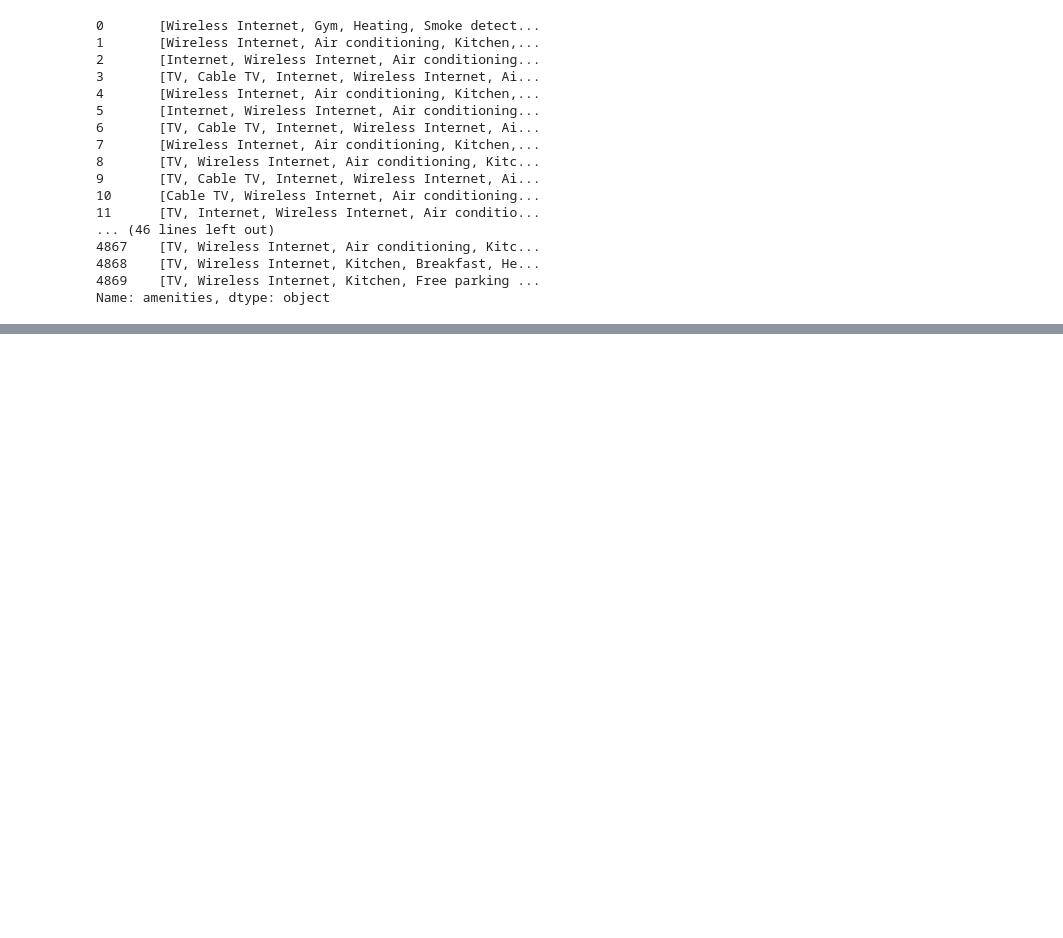
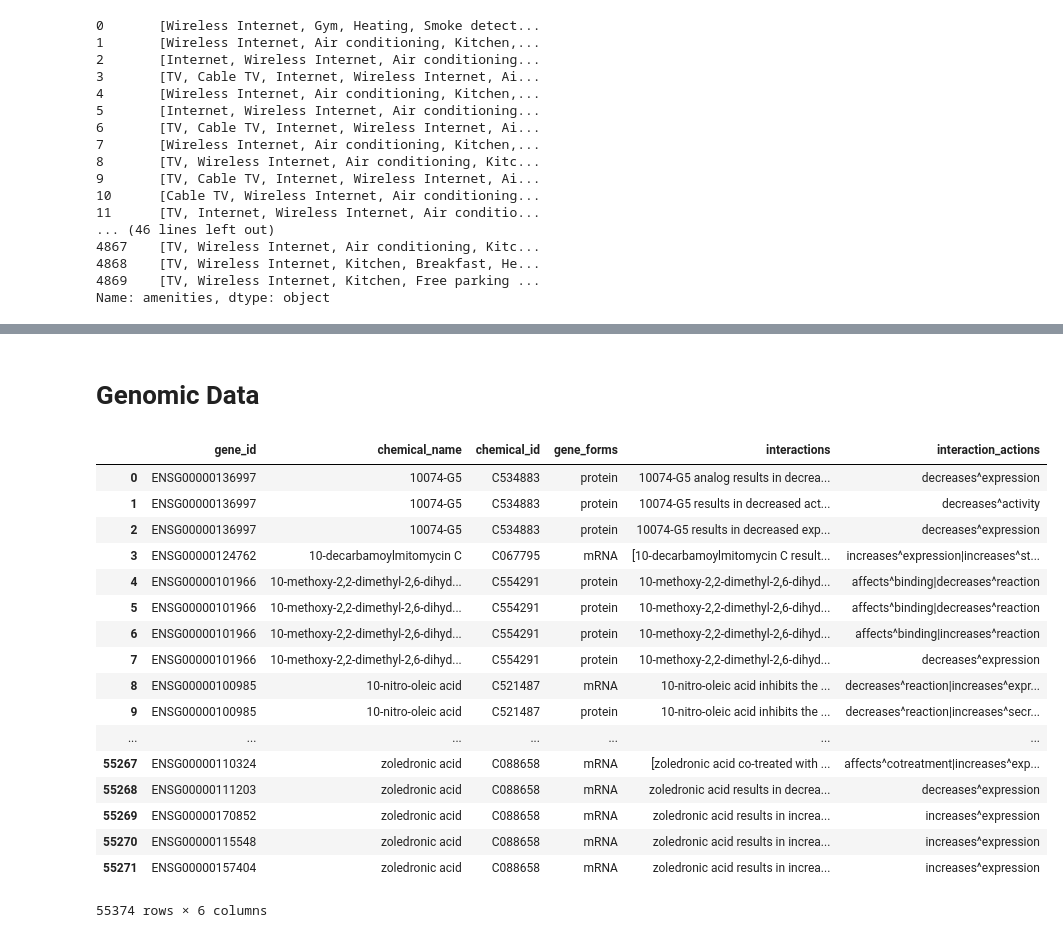
Before and after one commit to moranse/20171104-MichiganDatathon, a Jupyter notebook: notebook/VyasPractice.ipynb, the cells around one changed output, grey strips where cells are left out. Saved outputs shown, nothing was run; the diff lists cells and outputs as text; code cells hidden in the pictures; blank space fills up the shorter version.

```diff
--- a/notebook/VyasPractice.ipynb
+++ b/notebook/VyasPractice.ipynb
@@ -60,0 +172,2 @@ Name: amenities, dtype: object
+# %% [markdown]
+# Genomic Data
@@ -60,0 +181,42 @@ Name: amenities, dtype: object
+# %%
+data_folder = 'data-genomics/'
+data = tools.read_all_csvs(data_folder)
+for f in data.keys():
+    cmd = "{} = data['{}']".format(f, f)
+    exec(cmd)
+# %%
+data.keys()
+#gtex_gene_expression
+toxicogenomics_chemicals
+def split_interactions(action_list):
+    actions = action_list.split('|')
+    for action in actions:
+        desc = action.split('^')
+        if desc[0] == 'increases':
+            direction = 0
+        elif desc[0] == 'decreases':
+            direction = 1
+        elif desc[0] == 'affects':
+            direction = 2
+        else:
+            raise RuntimeError("Unknown interaction type {}".format(desc[0]))
+    return pd.Series([direction, ])
+# %% [output]
+|  | gene_id | chemical_name | chemical_id | gene_forms | interactions | interaction_actions |
+| 0 | ENSG00000136997 | 10074-G5 | C534883 | protein | 10074-G5 analog results in decrea... | decreases^expression |
+| 1 | ENSG00000136997 | 10074-G5 | C534883 | protein | 10074-G5 results in decreased act... | decreases^activity |
+| 2 | ENSG00000136997 | 10074-G5 | C534883 | protein | 10074-G5 results in decreased exp... | decreases^expression |
+| 3 | ENSG00000124762 | 10-decarbamoylmitomycin C | C067795 | mRNA | [10-decarbamoylmitomycin C result... | increases^expression|increases^st... |
+| 4 | ENSG00000101966 | 10-methoxy-2,2-dimethyl-2,6-dihyd... | C554291 | protein | 10-methoxy-2,2-dimethyl-2,6-dihyd... | affects^binding|decreases^reaction |
+| 5 | ENSG00000101966 | 10-methoxy-2,2-dimethyl-2,6-dihyd... | C554291 | protein | 10-methoxy-2,2-dimethyl-2,6-dihyd... | affects^binding|decreases^reaction |
+| 6 | ENSG00000101966 | 10-methoxy-2,2-dimethyl-2,6-dihyd... | C554291 | protein | 10-methoxy-2,2-dimethyl-2,6-dihyd... | affects^binding|increases^reaction |
+| 7 | ENSG00000101966 | 10-methoxy-2,2-dimethyl-2,6-dihyd... | C554291 | protein | 10-methoxy-2,2-dimethyl-2,6-dihyd... | decreases^expression |
+| 8 | ENSG00000100985 | 10-nitro-oleic acid | C521487 | mRNA | 10-nitro-oleic acid inhibits the ... | decreases^reaction|increases^expr... |
+| 9 | ENSG00000100985 | 10-nitro-oleic acid | C521487 | protein | 10-nitro-oleic acid inhibits the ... | decreases^reaction|increases^secr... |
+| ... | ... | ... | ... | ... | ... | ... |
+| 55267 | ENSG00000110324 | zoledronic acid | C088658 | mRNA | [zoledronic acid co-treated with ... | affects^cotreatment|increases^exp... |
+| 55268 | ENSG00000111203 | zoledronic acid | C088658 | mRNA | zoledronic acid results in decrea... | decreases^expression |
+| 55269 | ENSG00000170852 | zoledronic acid | C088658 | mRNA | zoledronic acid results in increa... | increases^expression |
+| 55270 | ENSG00000115548 | zoledronic acid | C088658 | mRNA | zoledronic acid results in increa... | increases^expression |
+| 55271 | ENSG00000157404 | zoledronic acid | C088658 | mRNA | zoledronic acid results in increa... | increases^expression |
+55374 rows × 6 columns
```
Also changed, not shown: parts of 16 cells of this notebook, 2 other files.
